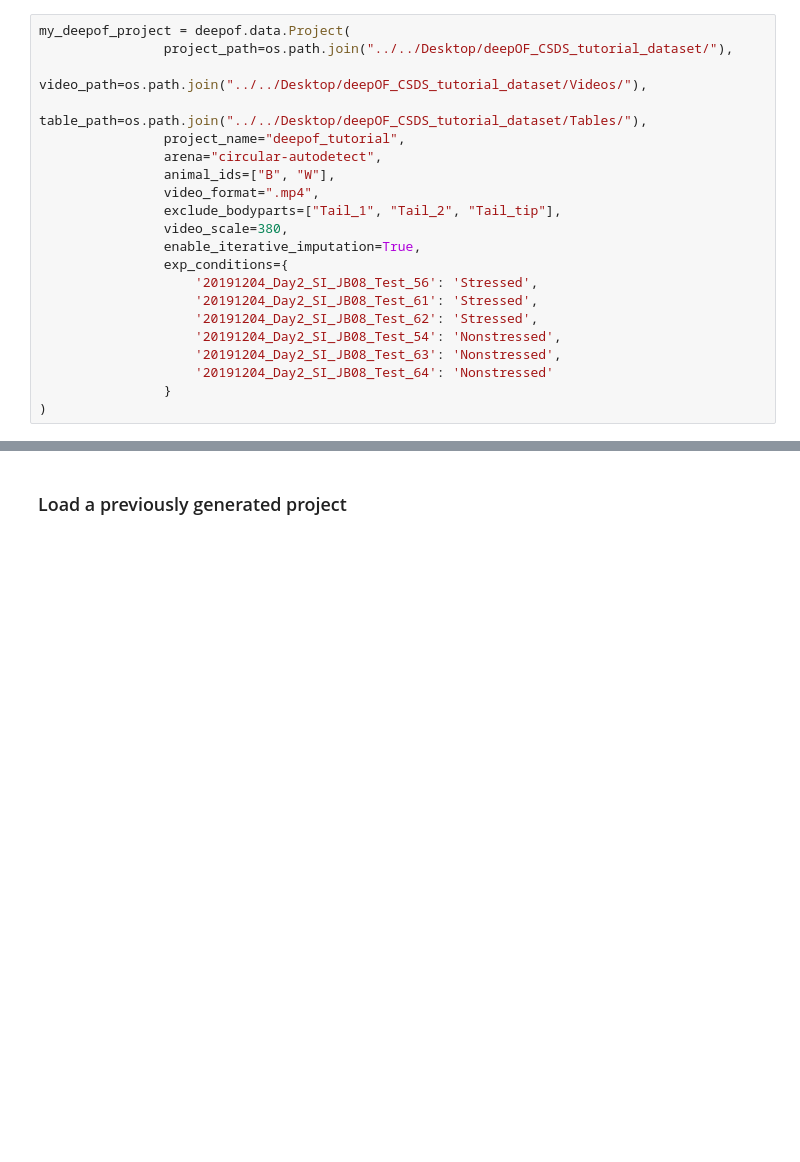
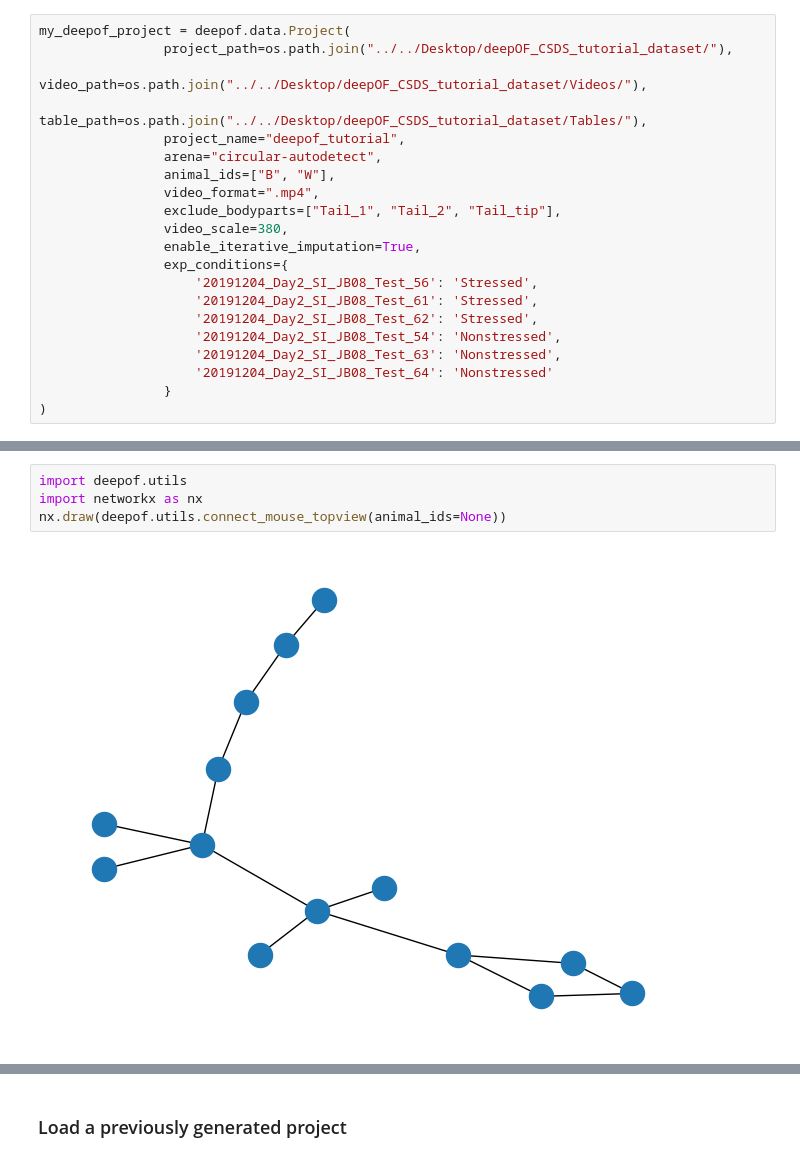
Before and after one commit to mlfpm/deepof, a Jupyter notebook: docs/source/tutorial_notebooks/deepof_preprocessing_tutorial.ipynb, the cells around one changed output, grey strips where cells are left out. Saved outputs shown, nothing was run; the diff lists cells and outputs as text; blank space fills up the shorter version.

```diff
--- a/docs/source/tutorial_notebooks/deepof_preprocessing_tutorial.ipynb
+++ b/docs/source/tutorial_notebooks/deepof_preprocessing_tutorial.ipynb
@@ -45,2 +59,8 @@ my_deepof_project = deepof.data.Project(
+# %%
+import deepof.utils
+import networkx as nx
+nx.draw(deepof.utils.connect_mouse_topview(animal_ids=None))
+# %% [output]
+[figure, added]
 # %%
 my_deepof_project = my_deepof_project.create()
```
Also changed, not shown: parts of 9 cells of this notebook, 1 other file.
